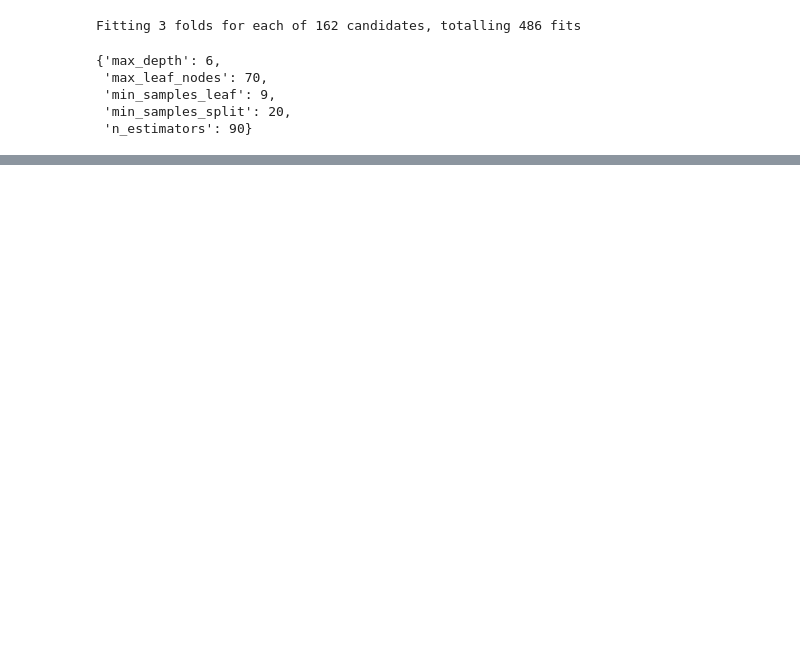
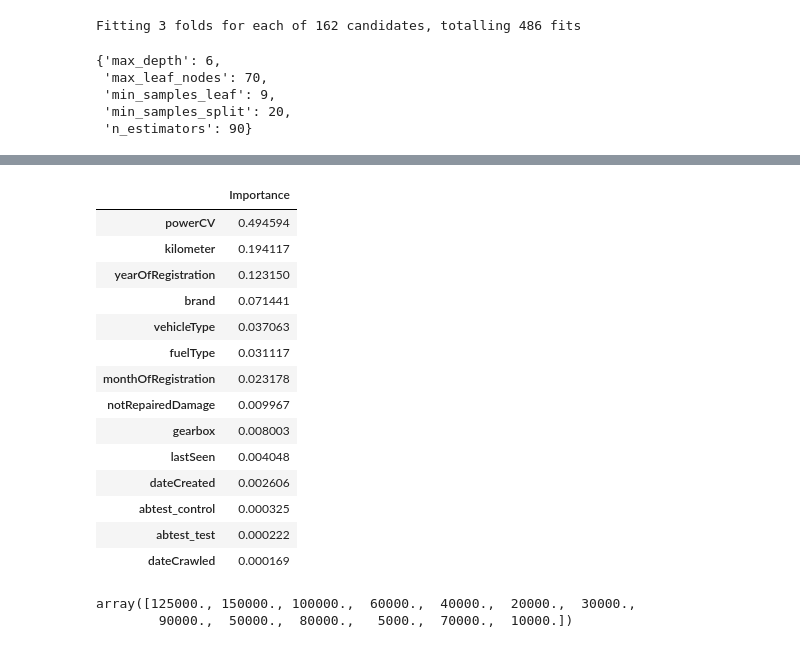
Before and after one commit to yanruwu/hackio-lab-EDA-nulos, a Jupyter notebook: iterations/3/everything_nb.ipynb, the cells around one changed output, grey strips where cells are left out. Saved outputs shown, nothing was run; the diff lists cells and outputs as text; code cells hidden in the pictures; blank space fills up the shorter version.

```diff
--- a/iterations/3/everything_nb.ipynb
+++ b/iterations/3/everything_nb.ipynb
@@ -268,0 +269,23 @@ plt.axhline(y = 0, ls = "--", color = "red")
+# %%
+pd.DataFrame(gb_estimator.feature_importances_, columns = ["Importance"], index= X_sample.columns).sort_values(by = "Importance", ascending=False)
+# %% [output]
+|  | Importance |
+| powerCV | 0.494594 |
+| kilometer | 0.194117 |
+| yearOfRegistration | 0.123150 |
+| brand | 0.071441 |
+| vehicleType | 0.037063 |
+| fuelType | 0.031117 |
+| monthOfRegistration | 0.023178 |
+| notRepairedDamage | 0.009967 |
+| gearbox | 0.008003 |
+| lastSeen | 0.004048 |
+| dateCreated | 0.002606 |
+| abtest_control | 0.000325 |
+| abtest_test | 0.000222 |
+| dateCrawled | 0.000169 |
+# %%
+df_imputed.loc[y_test.index]["kilometer"].unique()
+# %% [output]
+array([125000., 150000., 100000.,  60000.,  40000.,  20000.,  30000.,
+        90000.,  50000.,  80000.,   5000.,  70000.,  10000.])
```
Also changed, not shown: parts of 11 cells of this notebook, 1 other file.
